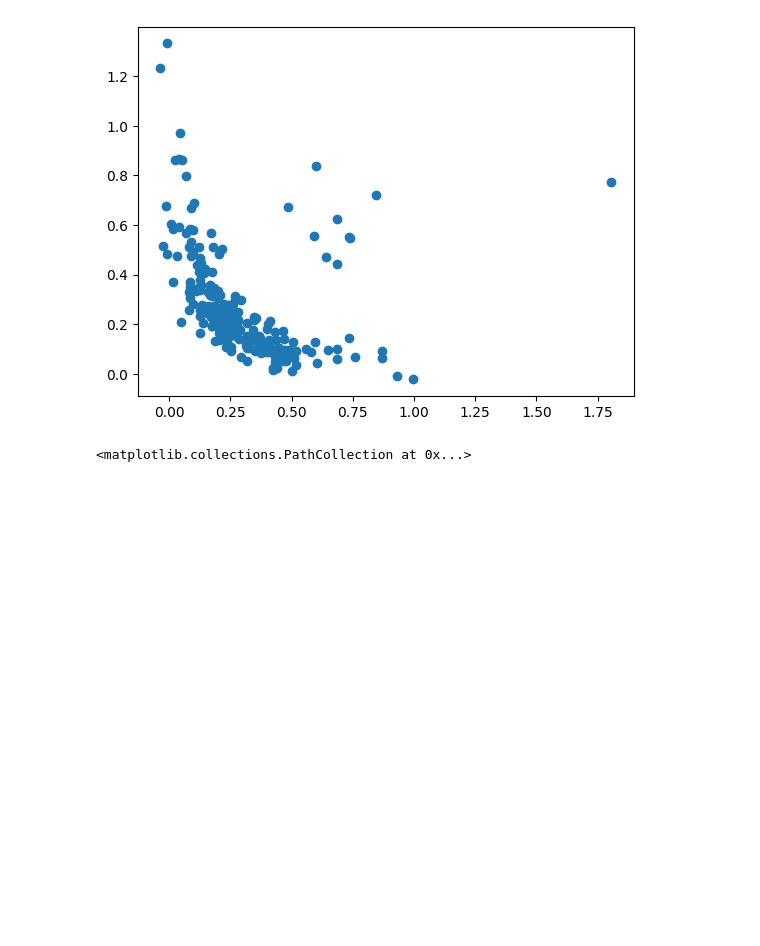
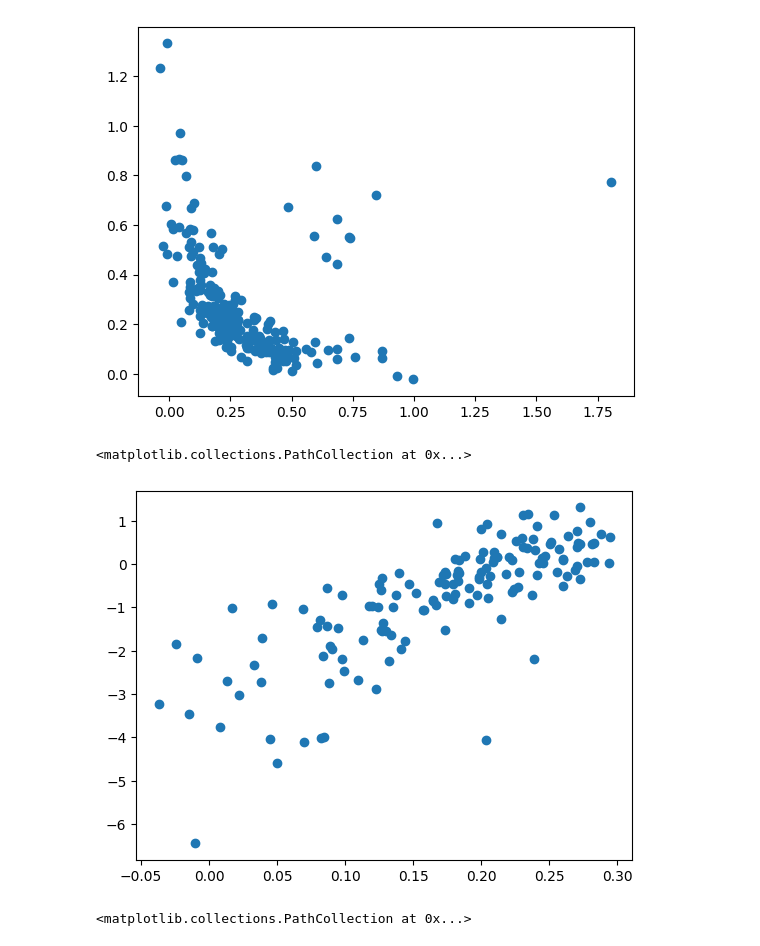
Before and after one commit to sculd/volatility_trading, a Jupyter notebook: sandbox_options.ipynb, the cells around one changed output. Saved outputs shown, nothing was run; the diff lists cells and outputs as text; code cells hidden in the pictures; blank space fills up the shorter version.

```diff
--- a/sandbox_options.ipynb
+++ b/sandbox_options.ipynb
@@ -272,4 +292,14 @@ plt.scatter(df_goog_atm_vol_history[["atm_call_vol"]], df_goog_atm_vol_history[[
 # %% [output]
 <matplotlib.collections.PathCollection at 0x...>
 [figure]
+# %%
+vol_threshold = 0.3
+df_goog_small_atm_call_vol_history = df_goog_atm_vol_history[
+    (df_goog_atm_vol_history.atm_call_vol < vol_threshold)
+]
+df_goog_small_atm_call_vol_atm_actual_change = df_goog_small_atm_call_vol_history[['atm_call_vol']].join(df_goog_market_open_close_history[['actual_change']])
+plt.scatter(df_goog_small_atm_call_vol_atm_actual_change[["atm_call_vol"]], df_goog_small_atm_call_vol_atm_actual_change[["actual_change"]])
+# %% [output]
+<matplotlib.collections.PathCollection at 0x...>
+[figure, added]
 # %%
```
Also changed, not shown: parts of 13 cells of this notebook, 2 other files.
